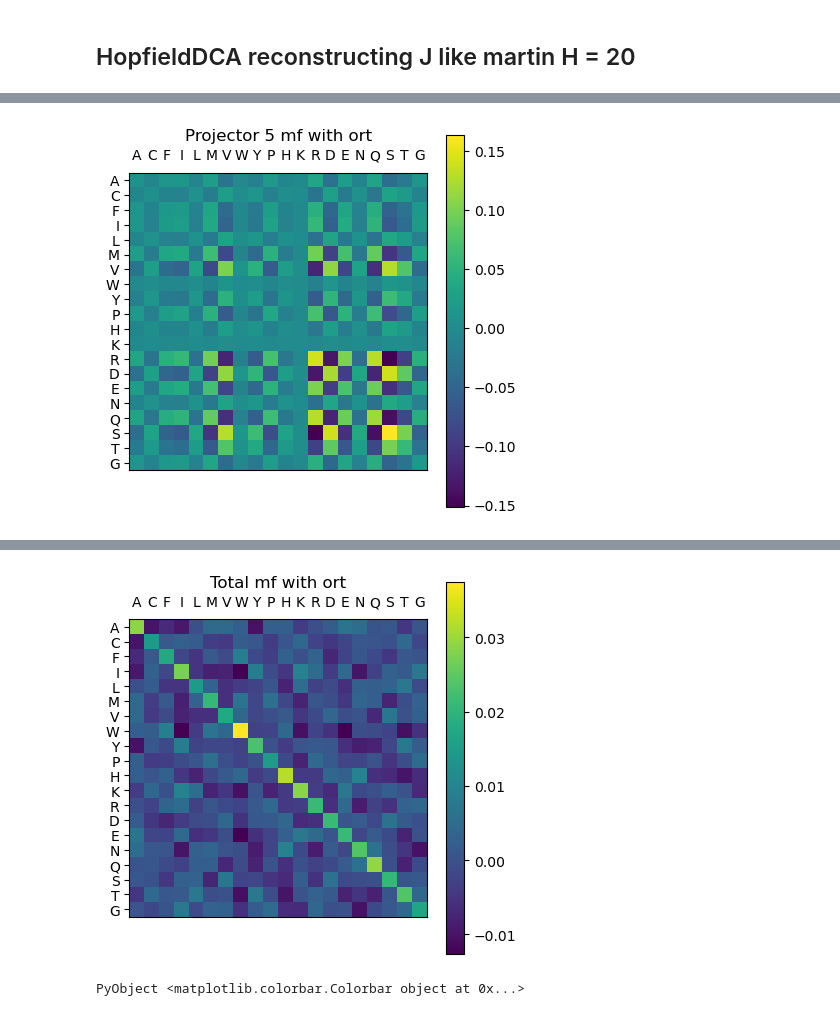
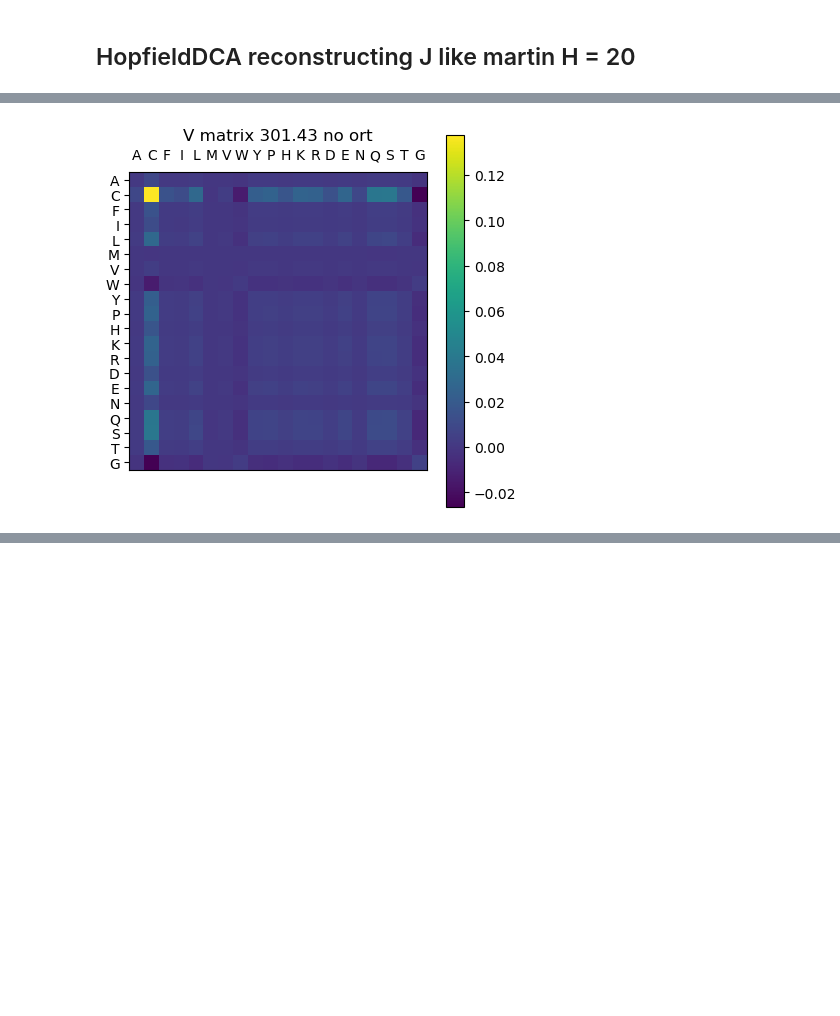
Before and after one commit to leonardodibari/HopfieldDCA.jl, a Jupyter notebook: notebooks/int_matrix.ipynb, the cells around one changed output, grey strips where cells are left out. Drawn from its saved outputs; the diff is of its cells as text; code cells hidden in the pictures; blank space fills up the shorter version.

```diff
--- a/notebooks/int_matrix.ipynb
+++ b/notebooks/int_matrix.ipynb
@@ -48,9 +104,0 @@ int_matr(EE, nametitle= "total martin");
-# %%
-#spectral analysis of mj matrix
-l, vv = eigen(EE)
-scatter(1:length(l), l);
-scatter(sortperm(abs.(l), rev=true)[1:4], l[sortperm(abs.(l), rev=true)][1:4]);
-println(round.(abs.(l[sortperm(abs.(l), rev=true)][1:4]) ./ sum(abs.(l)), digits = 3))
-for i in 1:4
-    int_matr(vv[:,sortperm(abs.(l), rev=true)[i]]' .* vv[:,sortperm(abs.(l), rev=true)[i]]);
-end
@@ -63,0 +105,5 @@ end
+# %%
+@load "../../InteractionMatrix.jld2"
+EE = zerosumgaug(E1_martin, mj = true)
+n_eig = 4
+eigen_an(EE, n_eig, tit = "MJ")
@@ -68,23 +229,17 @@ q = 20; n_eig = 6;
 # %%
-#multifamily
-@load "../../multi_fam/orttrue_H21η0.01λ0.001/mf_pars35_H21η0.01λ0.001T90.jld2"
-m1 = m ;
-Nf = length(m1.Ks);
-H = size(m1.V,2)
-JJ = [@tullio J[i,j,a,b] := m1.Ks[f][i,j,h]*m1.V[a,h]*m1.V[b,h]*(j!=i) for f in 1:Nf]
-J0 = [mean(mean(JJ[f], dims = 3), dims=4) for f in 1:Nf]
-JJ_zs = [JJ[f] .- mean(JJ[f], dims = 3) .- mean(JJ[f], dims = 4) .+ J0[f] for f in 1:Nf]
-e_all = mean([dropdims(dropdims(mean(mean(JJ_zs[f], dims = 1), dims=2),dims=1),dims=1) for f in 1:Nf])[1:q,1:q]
+@load "../../DataAttentionDCA/data/PF00014/ortfalse_parsH21η0.5λ0.001T200.jld2"
+m1 = m ; n_eig = 6;
+#single family
+@tullio VV[a, b, h] := m1.V[a,h]*m1.V[b,h]
+@tullio ll[h] := m1.K[i,j,h]*(j!=i);
 
-l, vv = eigen(e_all[order_Martin,order_Martin])
-close("all"); scatter(1:length(l), l)
-scatter(sortperm(abs.(l), rev=true)[1:n_eig], l[sortperm(abs.(l), rev=true)][1:n_eig])
-ex_var = round.(abs.(l[sortperm(abs.(l), rev=true)][1:n_eig]) ./ sum(abs.(l)), digits = 3)
+close("all"); scatter(1:length(ll), ll)
+scatter(sortperm(abs.(ll), rev=true)[1:n_eig], ll[sortperm(abs.(ll), rev=true)][1:n_eig])
+ex_var = round.(abs.(ll[sortperm(abs.(ll), rev=true)][1:n_eig]) ./ sum(abs.(ll)), digits = 3)
 #plot(1:n_eig, cumsum(ex_var), label = "Explained Variance")
 #plt.legend()
 for i in 1:n_eig
-    int_matr(vv[:,sortperm(abs.(l), rev=true)[i]]' .* vv[:,sortperm(abs.(l), rev=true)[i]],
-        titolo = true, nametitle = "Projector $(i) mf with ort");
+    int_matr(VV[order_Martin, order_Martin, sortperm(abs.(llh), rev=true)[i]],
+        titolo = true, nametitle = "V matrix $(round(llh[i], digits=2)) no ort");
 end
-int_matr(e_all[order_Martin, order_Martin], titolo = true, nametitle = "Total mf with ort")
 # %% [output]
@@ -96 +251 @@ int_matr(e_all[order_Martin, order_Martin], titolo = true, nametitle = "Total mf
-[figure, old version]
+[figure, new version]
@@ -98,2 +252,0 @@ int_matr(e_all[order_Martin, order_Martin], titolo = true, nametitle = "Total mf
-[figure, removed]
-PyObject <matplotlib.colorbar.Colorbar object at 0x...>
```
Also changed, not shown: parts of 23 cells of this notebook, 4 other files.
